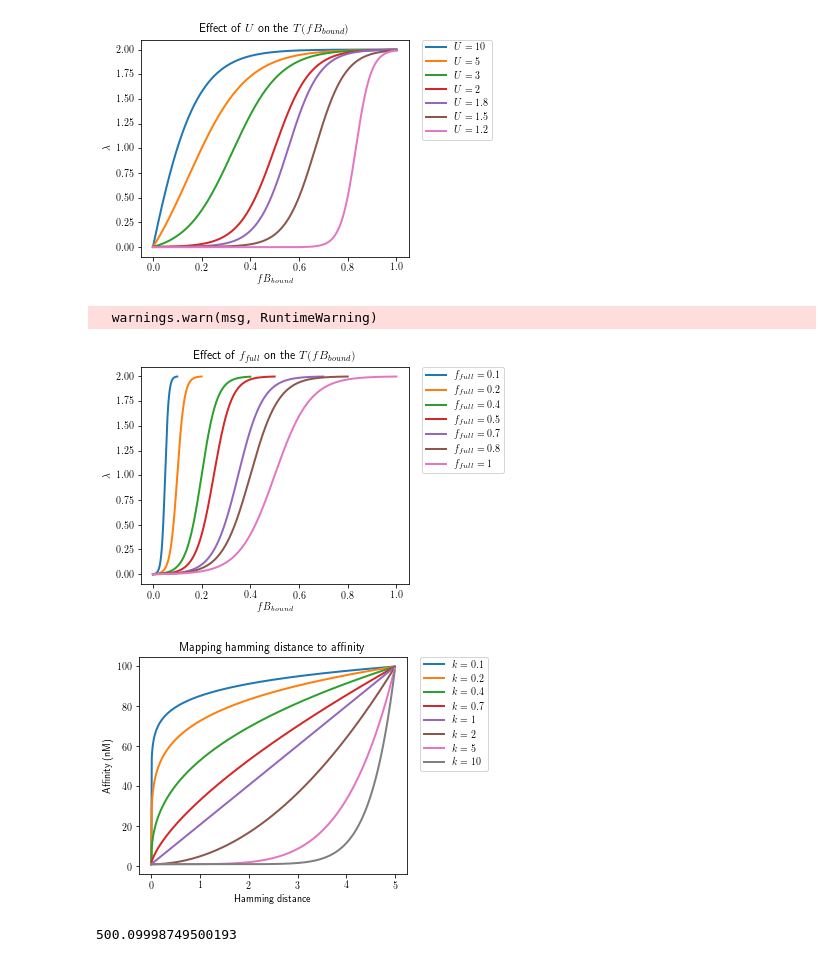
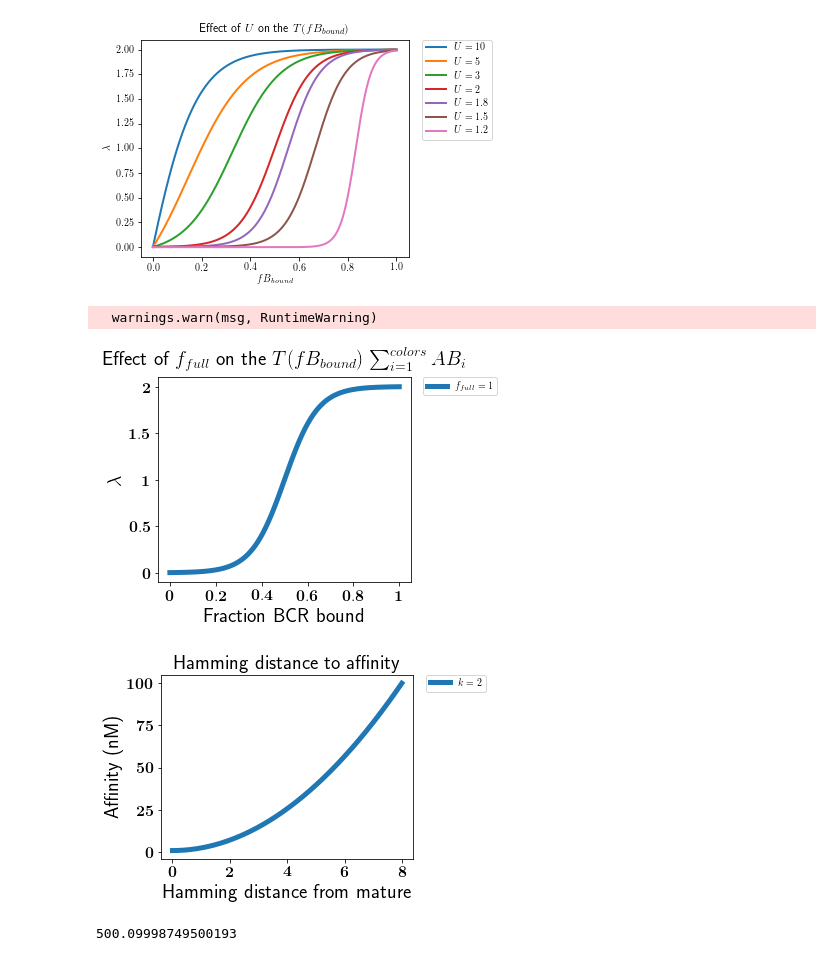
Before and after one commit to matsengrp/gctree, a Jupyter notebook: notebooks/affinity_solver.ipynb, the cells around one changed output. Drawn from its saved outputs; the diff is of its cells as text; code cells hidden in the pictures.

Commit message:
Playing around with some plots

```diff
--- a/notebooks/affinity_solver.ipynb
+++ b/notebooks/affinity_solver.ipynb
@@ -185,62 +185,95 @@ The U parameter is large and therefore the epsilon parameter has to be adjusted
 # %%
 import matplotlib.pyplot as plt
 from matplotlib import rc
 rc('text', usetex=True)
 fig = plt.figure()
 ax = plt.subplot(111)
 
 U = 2
-f_full_l = [0.1, 0.2, 0.4, 0.5, 0.7, 0.8, 1]
+#f_full_l = [0.1, 0.2, 0.4, 0.5, 0.7, 0.8, 1]
+f_full_l = [1]
 for f_full in f_full_l:
     p = find_Lp(f_full, U)
     t = np.arange(0, f_full, 0.0001)
     s = T_BA(t, p)
-    ax.plot(t, s, lw=2, label=r'$f_{{full}} = {}$'.format(f_full))
+    ax.plot(t, s, lw=5, label=r'$f_{{full}} = {}$'.format(f_full))
     plt.legend(bbox_to_anchor=(1.05, 1), loc=2, borderaxespad=0)
 
 # Shrink current axis by 20%
 box = ax.get_position()
+box.y0 = 0.17
+box.x0 = 0.17
+ax.set_position([box.x0, box.y0, box.width * 0.8, box.height*0.9])
 ax.set_position([box.x0, box.y0, box.width * 0.8, box.height])
 
-plt.ylabel(r'$\lambda$')
-plt.xlabel(r'$fB_{bound}$')
-plt.title(r'Effect of $f_{full}$ on the $T(fB_{bound})$')
+plt.tick_params(axis='both', which='both', labelsize=16)
+
+tick_locs = [0, 0.2, 0.4, 0.6, 0.8, 1]
+plt.xticks(tick_locs, [r"$\mathbf{%s}$" % x for x in tick_locs])
+
+tick_locs = [0, 0.5, 1, 1.5, 2]
+plt.yticks(tick_locs, [r"$\mathbf{%s}$" % x for x in tick_locs])
+
+
+
+plt.ylabel(r'$\lambda$', fontsize=20)
+plt.xlabel(r'Fraction BCR bound', fontsize=20)
+#plt.xlabel(r'$fB_{bound}$', fontsize=20)
+#plt.title(r'Effect of $f_{full}$ on the $T(fB_{bound})$', fontsize=20)
+plt.title(r'Effect of $f_{full}$ on the $T(fB_{bound})$ $\sum_{i=1}^{colors} AB_i$', fontsize=20)
 #fig.savefig('T_fBbound_f_full.eps')
 fig.savefig('T_fBbound_f_full.pdf')
 plt.show()
 # %% [output]
   warnings.warn(msg, RuntimeWarning)
-[figure, old version]
+[figure, new version]
 # %%
 import matplotlib.pyplot as plt
 from matplotlib import rc
+
+font = {'weight' : 'bold'}
+rc('font', **font)  # pass in the font dict as kwargs
+# hfont = {'fontname':'Helvetica'}
+hfont = {}
+
 rc('text', usetex=True)
 fig = plt.figure()
 ax = plt.subplot(111)
 
 m = 1
 n = 100
-dm = 5
+dm = 8
 def Af(d, dm, m, n, k): return(m + d**k * (n - m)/dm**k)
-ks = [0.1, 0.2, 0.4, 0.7, 1, 2, 5, 10]
+#ks = [0.1, 0.2, 0.4, 0.7, 1, 2, 5, 10]
+ks = [2]
 for i in ks:
     t = np.arange(0, dm, 0.01)
     s = Af(t, dm, m, n, i)
-    ax.plot(t, s, lw=2, label=r'$k = {}$'.format(i))
+    ax.plot(t, s, lw=5, label=r'$k = {}$'.format(i))
     plt.legend(bbox_to_anchor=(1.05, 1), loc=2, borderaxespad=0)
 
 
 # Shrink current axis by 20%
 box = ax.get_position()
-ax.set_position([box.x0, box.y0, box.width * 0.8, box.height])
+box.y0 = 0.17
+box.x0 = 0.17
+ax.set_position([box.x0, box.y0, box.width * 0.8, box.height*0.9])
 
-plt.ylabel(r'Affinity (nM)')
-plt.xlabel(r'Hamming distance')
-plt.title(r'Mapping hamming distance to affinity')
+plt.tick_params(axis='both', which='both', labelsize=16)
+
+tick_locs = [0, 2, 4, 6, 8]
+plt.xticks(tick_locs, [r"$\mathbf{%s}$" % x for x in tick_locs])
+
+tick_locs = [0, 25, 50, 75, 100]
+plt.yticks(tick_locs, [r"$\mathbf{%s}$" % x for x in tick_locs])
+
+plt.ylabel(r'Affinity (nM)', fontsize=20,**hfont)
+plt.xlabel(r'Hamming distance from mature', fontsize=20,**hfont)
+plt.title(r'Hamming distance to affinity', fontsize=20,**hfont)
 fig.savefig('hd2affy.pdf')
 plt.show()
 # %% [output]
-[figure, old version]
+[figure, new version]
 # %%
 def A_total_fun(A, B_total, Kd_n): return(A + np.sum(B_total/(1+Kd_n/A)))
 
```
